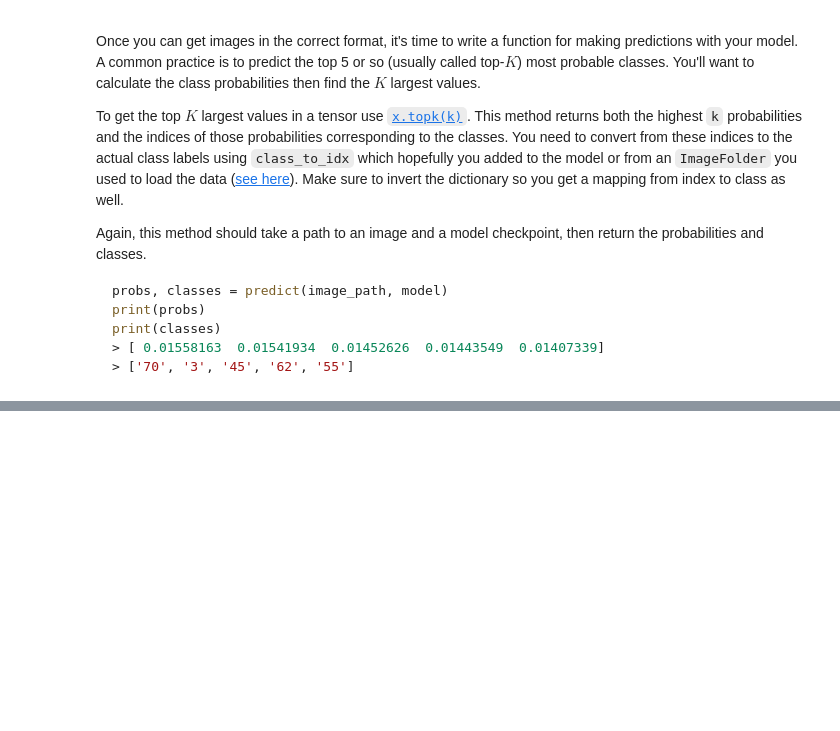
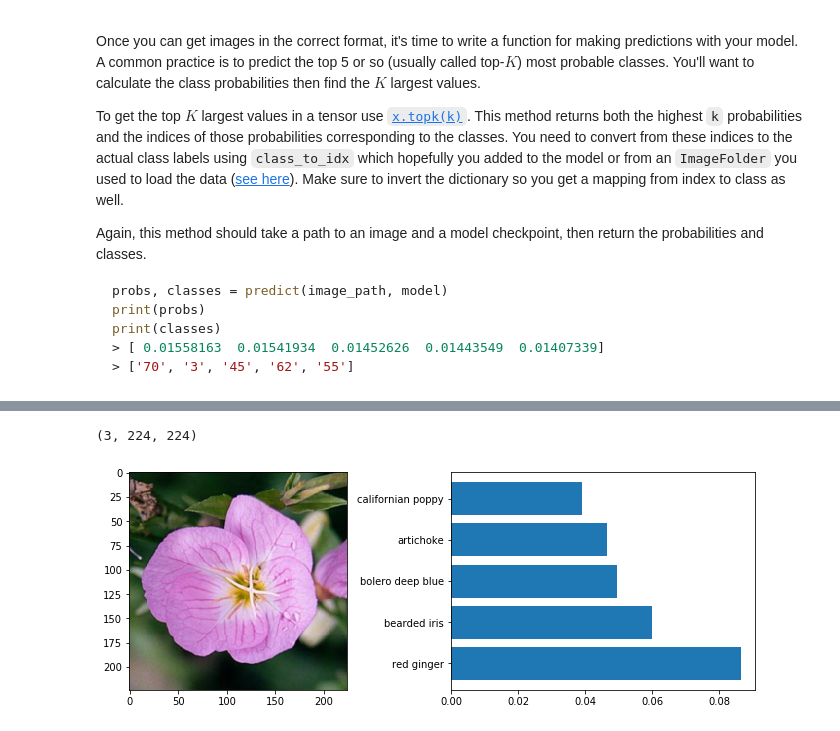
Before and after one commit to bvcmartins/dsndProject2, a Jupyter notebook: aipnd_main.ipynb, the cells around one changed output, grey strips where cells are left out. Saved outputs shown, nothing was run; the diff lists cells and outputs as text; code cells hidden in the pictures; blank space fills up the shorter version.

```diff
--- a/aipnd_main.ipynb
+++ b/aipnd_main.ipynb
@@ -558,3 +599,5 @@ FileNotFoundError: [Errno 2] No such file or directory: 'image.jpg'
+# %%
+img = process_image('test_image.jpg')
 # %% [markdown]
 ## Class Prediction
 
@@ -576,18 +617,25 @@ print(classes)
 # %%
-def predict(image, model):
+def predict(image, model, top_k=5):
+    '''
+        Predict the class (or classes) of an image using a trained deep learning model.
+
+    '''
+
     img = Image.open(image)
     scale = transforms.Resize(255)
     crop = transforms.CenterCrop(224)
     toTensor = transforms.ToTensor()
     norm = transforms.Normalize([0.485,0.456,0.406],[0.229, 0.224, 0.225])
-    img2 = norm(toTensor(crop(scale(img)))).unsqueeze(dim=0)
-#    print(img2.shape)
+    img_tensor = norm(toTensor(crop(scale(img)))).unsqueeze(dim=0)
     with torch.no_grad():
-        output = model.forward(img2)
+        output = model.forward(img_tensor)
         prob = torch.exp(output)
-        top_p, top_class = prob.topk(5, dim=1)
+        top_prob, top_class = prob.topk(top_k, dim=1)
 
-    top_p = top_p.detach().numpy().tolist()[0]
+    top_prob = top_prob.detach().numpy().tolist()[0]
     top_class = top_class.detach().numpy().tolist()[0]
 
-    return top_p, top_class
+    return top_prob, top_class
+# %%
+top_prob, top_class = predict('test_image.jpg', model2, top_k)
+top_prob, top_class
@@ -594,14 +653,18 @@ def predict(image, model):
 # %%
-def plot_prediction(image, model):
-    top_p, top_class = predict(image, model)
+def plot_prediction(image, model, top_k = 5):
+    top_p, top_class = predict(image, model, top_k)
     img = process_image(image)
-# convert index to classes
+    # convert index to classes
     index_to_class = {j:i for i,j in model.class_to_idx.items()}
-# convert classes to labels
-    top5 = [cat_to_name[index_to_class[i]] for i in top_class]
+    # convert classes to labels
+    topk = [cat_to_name[index_to_class[i]] for i in top_class]
 
+    # plot figure
     fig, axes = plt.subplots(figsize=(12,4), ncols = 2)
-    axes[0].imshow(np.asarray(img))
-    axes[1].barh(top5, top_p)
+    axes[0].imshow(img.transpose())
+    axes[1].barh(topk, top_p)
 # %%
-plot_prediction('image.jpg',model)
+plot_prediction('test_image.jpg',model2)
+# %% [output]
+(3, 224, 224)
+[figure, added]
```
Also changed, not shown: parts of 32 cells of this notebook.
